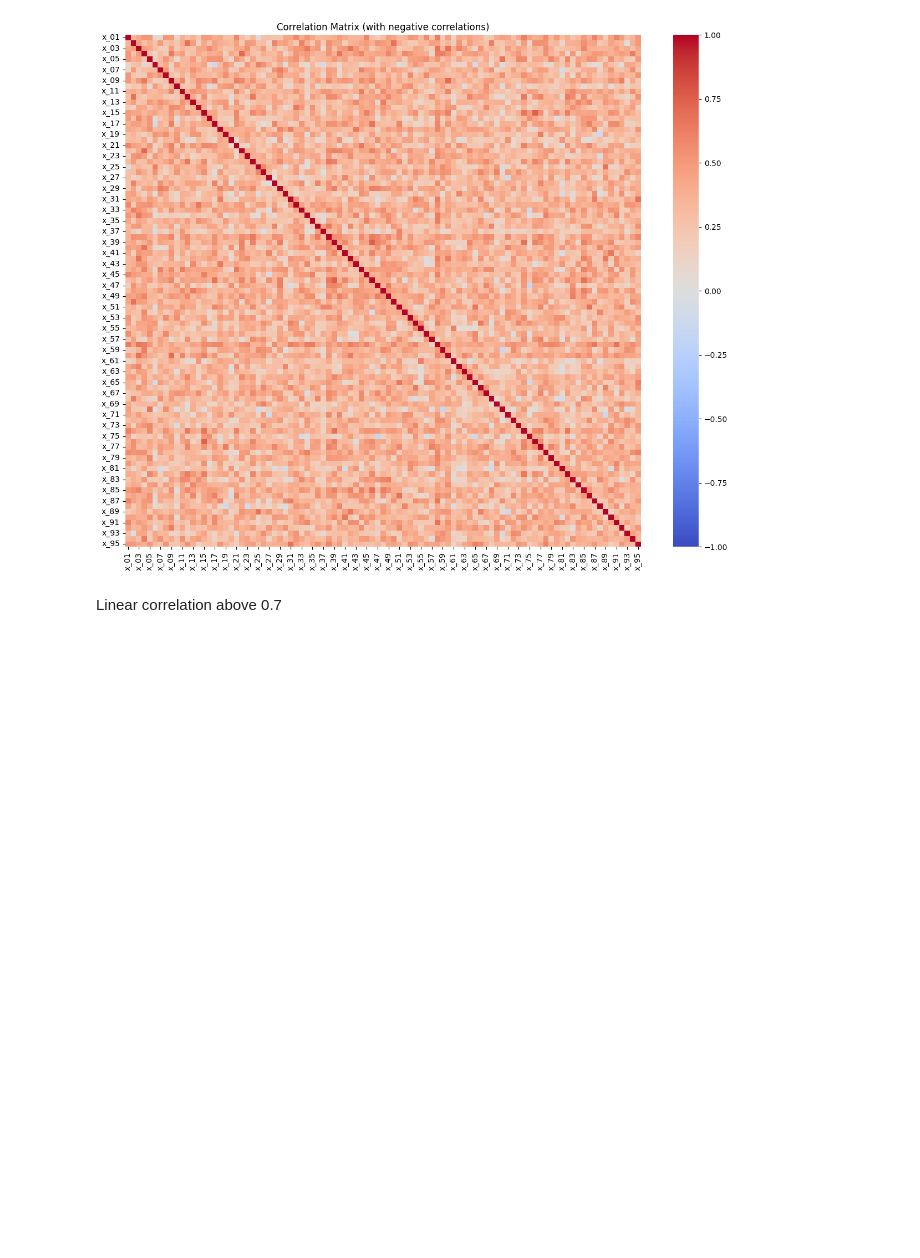
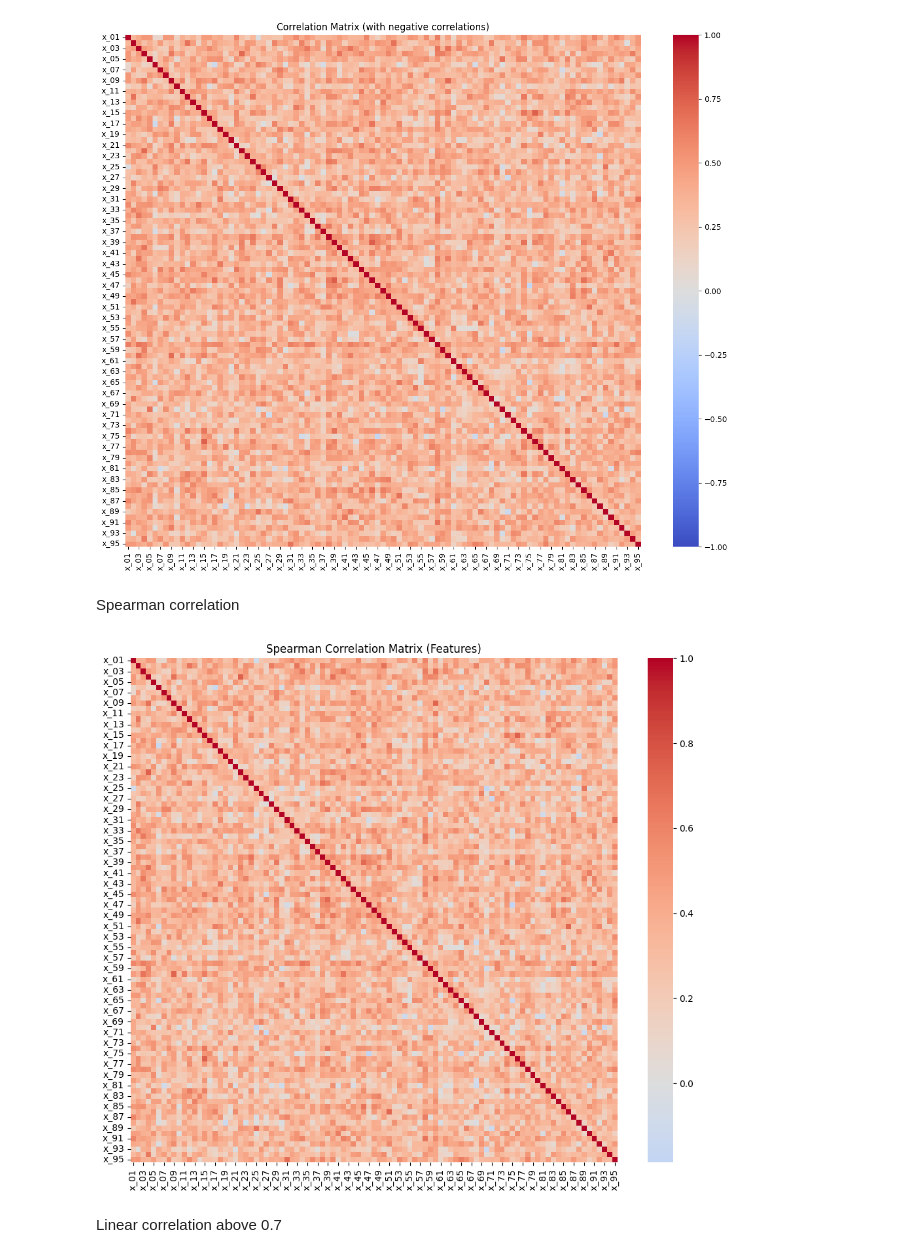
Before and after one commit to mariatmvendas/Case1_CompData, a Jupyter notebook: maria.ipynb, the cells around one changed output. Saved outputs shown, nothing was run; the diff lists cells and outputs as text; code cells hidden in the pictures; blank space fills up the shorter version.

```diff
--- a/maria.ipynb
+++ b/maria.ipynb
@@ -217,6 +258,16 @@ plt.title("Correlation Matrix (with negative correlations)")
 plt.show()
 # %% [output]
 [figure]
+# %% [markdown]
+Spearman correlation
+# %%
+spearman_corr = numerical_data.corr(method='spearman')
+plt.figure(figsize=(12,10))
+sns.heatmap(spearman_corr, cmap='coolwarm', center=0)
+plt.title("Spearman Correlation Matrix (Features)")
+plt.show()
+# %% [output]
+[figure, added]
 # %% [markdown]
 Linear correlation above 0.7
 # %%
```
Also changed, not shown: parts of 68 cells of this notebook.
